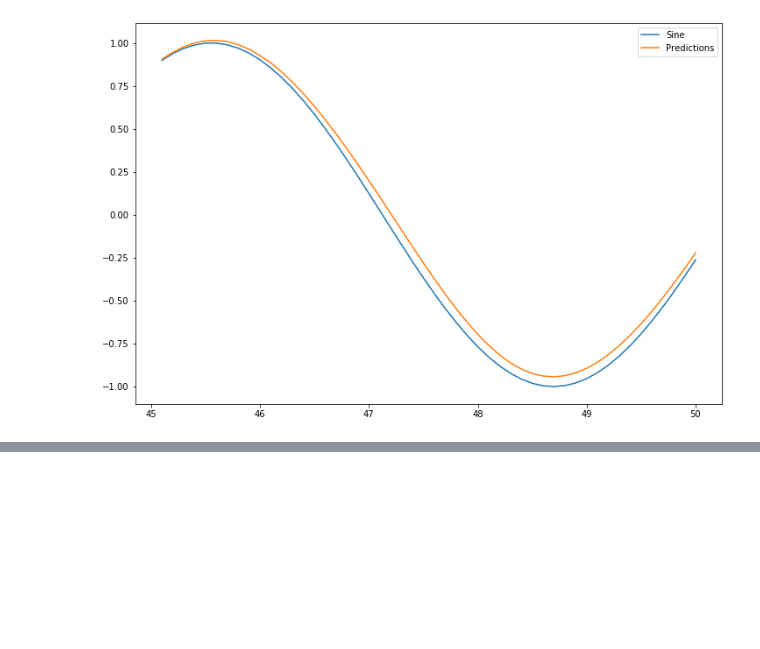
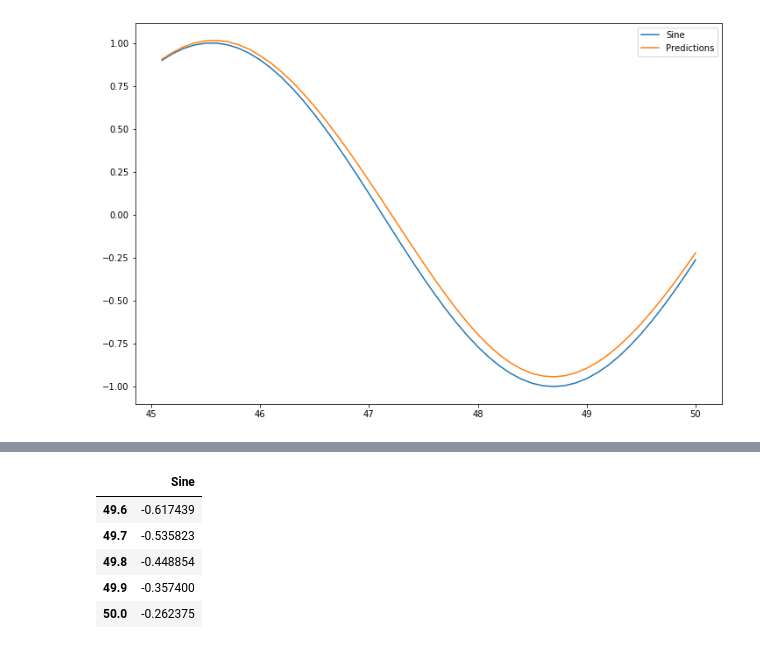
Before and after one commit to GkouskosV/Complete-tensorflow2-and-keras-DeepLearning-bootcamp, a Jupyter notebook: RNN/rnn_SineWave_exercise.ipynb, the cells around one changed output, grey strips where cells are left out. Cells and saved outputs as stored; diff of their text form; code cells hidden in the pictures; blank space fills up the shorter version.

```diff
--- a/RNN/rnn_SineWave_example.ipynb
+++ b/RNN/rnn_SineWave_exercise.ipynb
@@ -518,0 +652,9 @@ test.plot(figsize=(12,8))
+# %%
+df.tail()
+# %% [output]
+|  | Sine |
+| 49.6 | -0.617439 |
+| 49.7 | -0.535823 |
+| 49.8 | -0.448854 |
+| 49.9 | -0.357400 |
+| 50.0 | -0.262375 |
```
Also changed, not shown: parts of 21 cells of this notebook.
